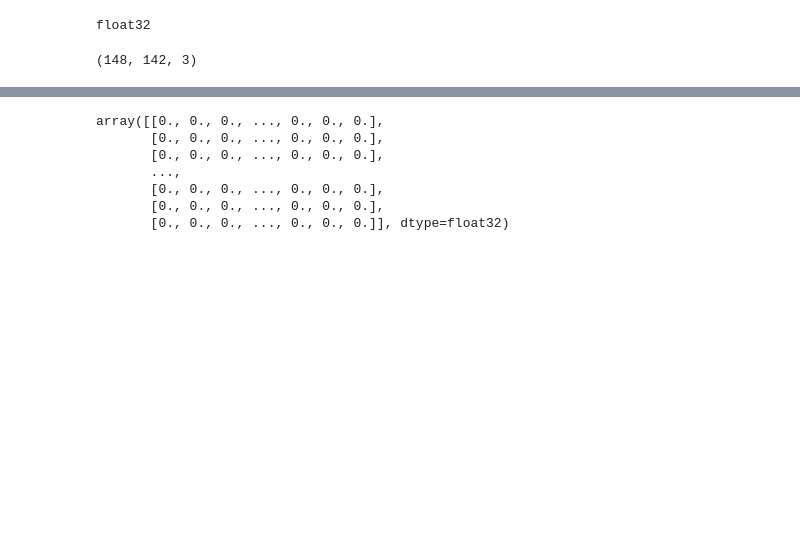
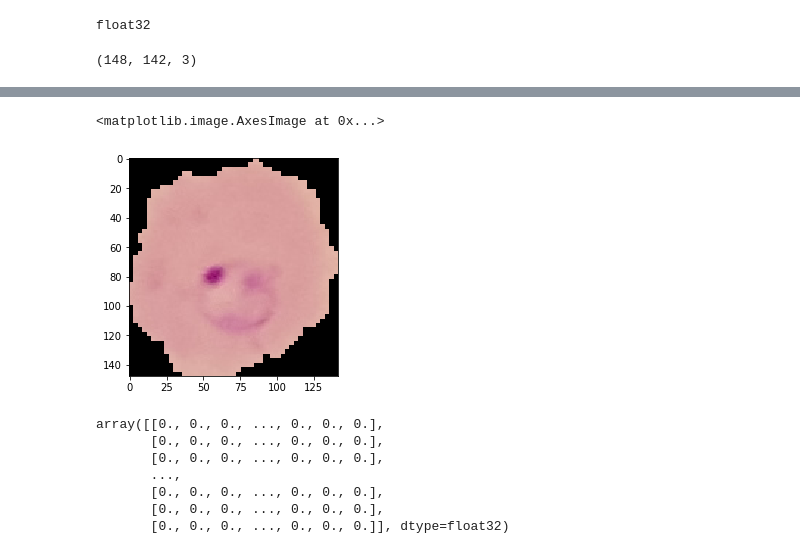
Before and after one commit to timothywallaby/thinkfulchallenge, a Jupyter notebook: Malaria_Classify.ipynb, the cells around one changed output, grey strips where cells are left out. Cells and saved outputs as stored; diff of their text form; code cells hidden in the pictures; blank space fills up the shorter version.

```diff
--- a/Malaria_Classify.ipynb
+++ b/Malaria_Classify.ipynb
@@ -33,3 +68,8 @@ gray_pic = rgb2gray(parasite_pic)
+# %%
+plt.imshow(parasite_pic)
+# %% [output]
+<matplotlib.image.AxesImage at 0x...>
+[figure, added]
 # %%
 from sklearn.preprocessing import normalize
 # %%
```
Also changed, not shown: parts of 27 cells of this notebook.
